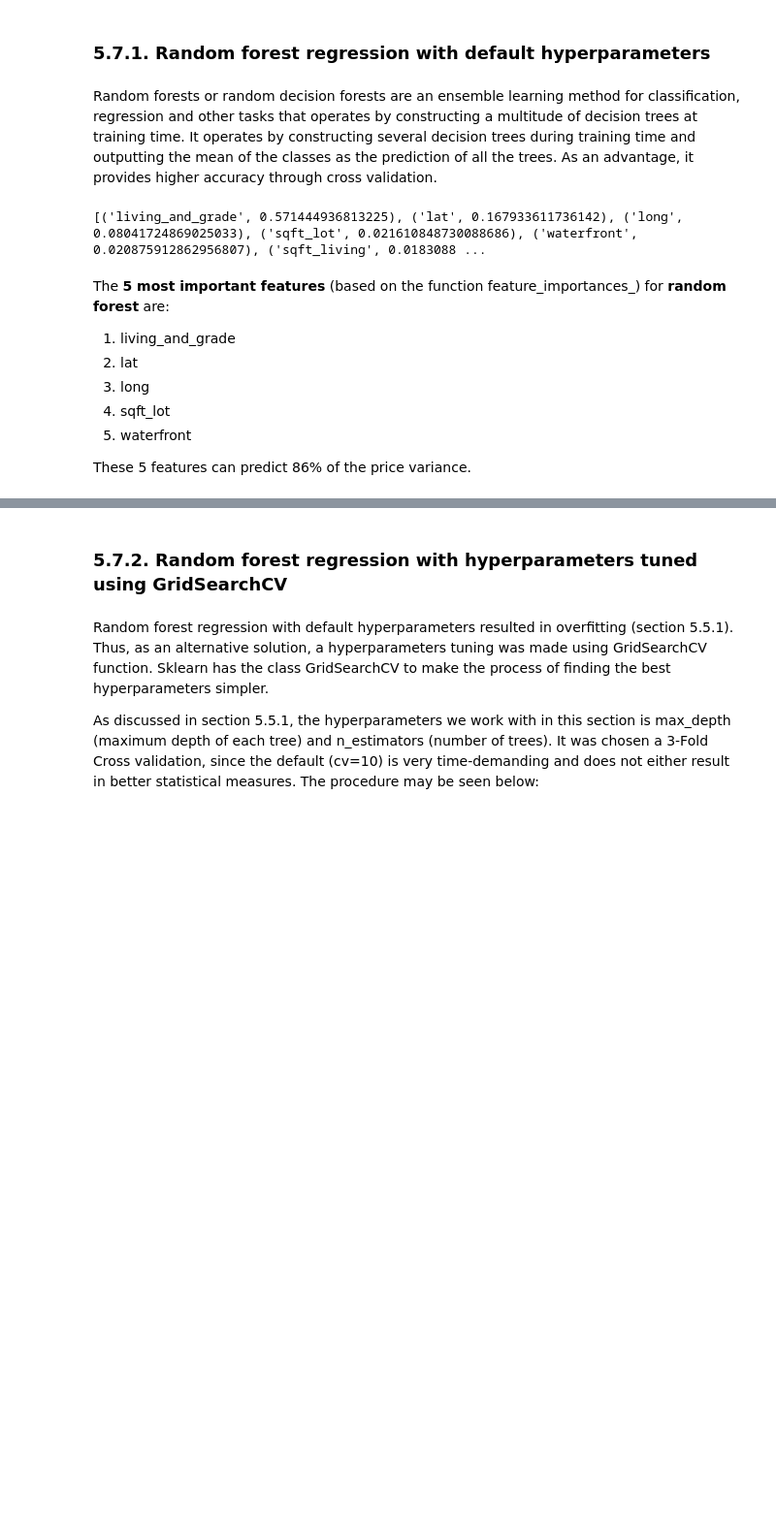
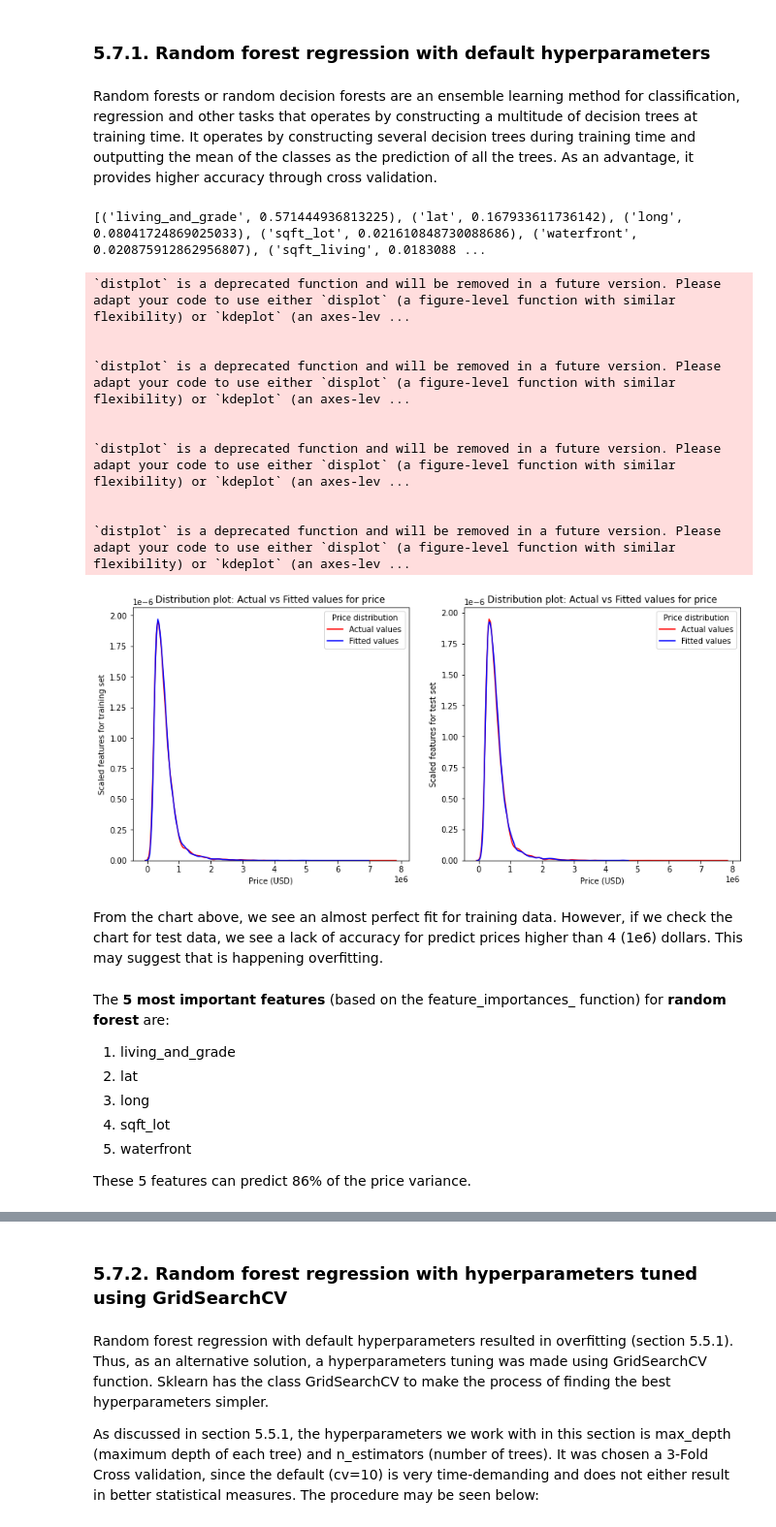
Before and after one commit to lucasquemelli/House_Rocket_Machine_Learning, a Jupyter notebook: House_Rocket_ML.ipynb, the cells around one changed output, grey strips where cells are left out. Shown at 97% size. Drawn from its saved outputs; the diff is of its cells as text; code cells hidden in the pictures; blank space fills up the shorter version.

```diff
--- a/House_Rocket_ML.ipynb
+++ b/House_Rocket_ML.ipynb
@@ -2023,35 +2023,75 @@ def define_table(r2_train, r2_test, rmse_test, mae_test, mape_test, cv):
   r = evaluation.shape[0]
   evaluation.loc[r] = ['Random Forest Regression', 'Default Hyperparameters', r2_train, r2_test, rmse_test, mae_test, str(mape_test)+'%', cv]
 
   return r, evaluation
 
 def show_importances(features, forest_regression):
   print(sorted(list(zip(features, forest_regression.feature_importances_)), key=lambda tup: tup[1], reverse=True),'\n\n')
 
   return None
 
+def model_visualization(data_analysis):
+  plt.figure(figsize=(14,6))
+
+  plt.subplot(121)
+  ax1 = sns.distplot(data_analysis['price'], hist=False, color='r', label="Actual values")
+  sns.distplot(predictions_rf_train, hist=False, color='b', label="Fitted values", ax=ax1)
+  plt.title("Distribution plot: Actual vs Fitted values for price")
+  plt.xlabel("Price (USD)")
+  plt.ylabel("Scaled features for training set")
+  plt.legend(title="Price distribution", loc="upper right", labels=["Actual values","Fitted values"])
+
+
+  plt.subplot(122)
+  ax2 = sns.distplot(data_analysis['price'], hist=False, color='r', label="Actual values")
+  sns.distplot(predictions_rf_test, hist=False, color='b', label="Fitted values", ax=ax2)
+  plt.title("Distribution plot: Actual vs Fitted values for price")
+  plt.xlabel("Price (USD)")
+  plt.ylabel("Scaled features for test set")
+  plt.legend(title="Price distribution", loc="upper right", labels=["Actual values","Fitted values"])
+
+  plt.show()
+  plt.close()
+
+  return None
+
 if __name__ == '__main__':
   target, features = target_features()
 
   train, test, x_train, x_test, y_train, y_test = data_split(data_analysis, feature, target)
 
   scale, x_train_scaled, x_test_scaled = data_normalize(x_train, x_test)
 
   forest_regression = define_model()
 
   estimator_rf = fit_model(x_train, y_train)
 
   predictions_rf_train, predictions_rf_test = predict_values(x_train, x_test)
 
   r2_train, r2_test, rmse_test, mae_test, mape_test, cv = calculate_scores(y_train, predictions_rf_train, y_test, predictions_rf_test, data_analysis)
 
   r, evaluation = define_table(r2_train, r2_test, rmse_test, mae_test, mape_test, cv)
 
   show_importances(features, forest_regression)
+
+  model_visualization(data_analysis)
 # %% [output]
 [('living_and_grade', 0.571444936813225), ('lat', 0.167933611736142), ('long', 0.08041724869025033), ('sqft_lot', 0.021610848730088686), ('waterfront', 0.020875912862956807), ('sqft_living', 0.0183088 ...
+`distplot` is a deprecated function and will be removed in a future version. Please adapt your code to use either `displot` (a figure-level function with similar flexibility) or `kdeplot` (an axes-lev ...
+
+
+`distplot` is a deprecated function and will be removed in a future version. Please adapt your code to use either `displot` (a figure-level function with similar flexibility) or `kdeplot` (an axes-lev ...
+
+
+`distplot` is a deprecated function and will be removed in a future version. Please adapt your code to use either `displot` (a figure-level function with similar flexibility) or `kdeplot` (an axes-lev ...
+
+
+`distplot` is a deprecated function and will be removed in a future version. Please adapt your code to use either `displot` (a figure-level function with similar flexibility) or `kdeplot` (an axes-lev ...
+[figure, added]
+# %% [markdown]
+From the chart above, we see an almost perfect fit for training data. However, if we check the chart for test data, we see a lack of accuracy for predict prices higher than 4 (1e6) dollars. This may suggest that is happening overfitting.
 # %% [markdown]
-The **5 most important features** (based on the function feature_importances_) for **random forest** are:
+The **5 most important features** (based on the feature_importances_ function) for **random forest** are:
 1. living_and_grade
 2. lat
 3. long
```
Also changed, not shown: parts of 2 cells of this notebook.
